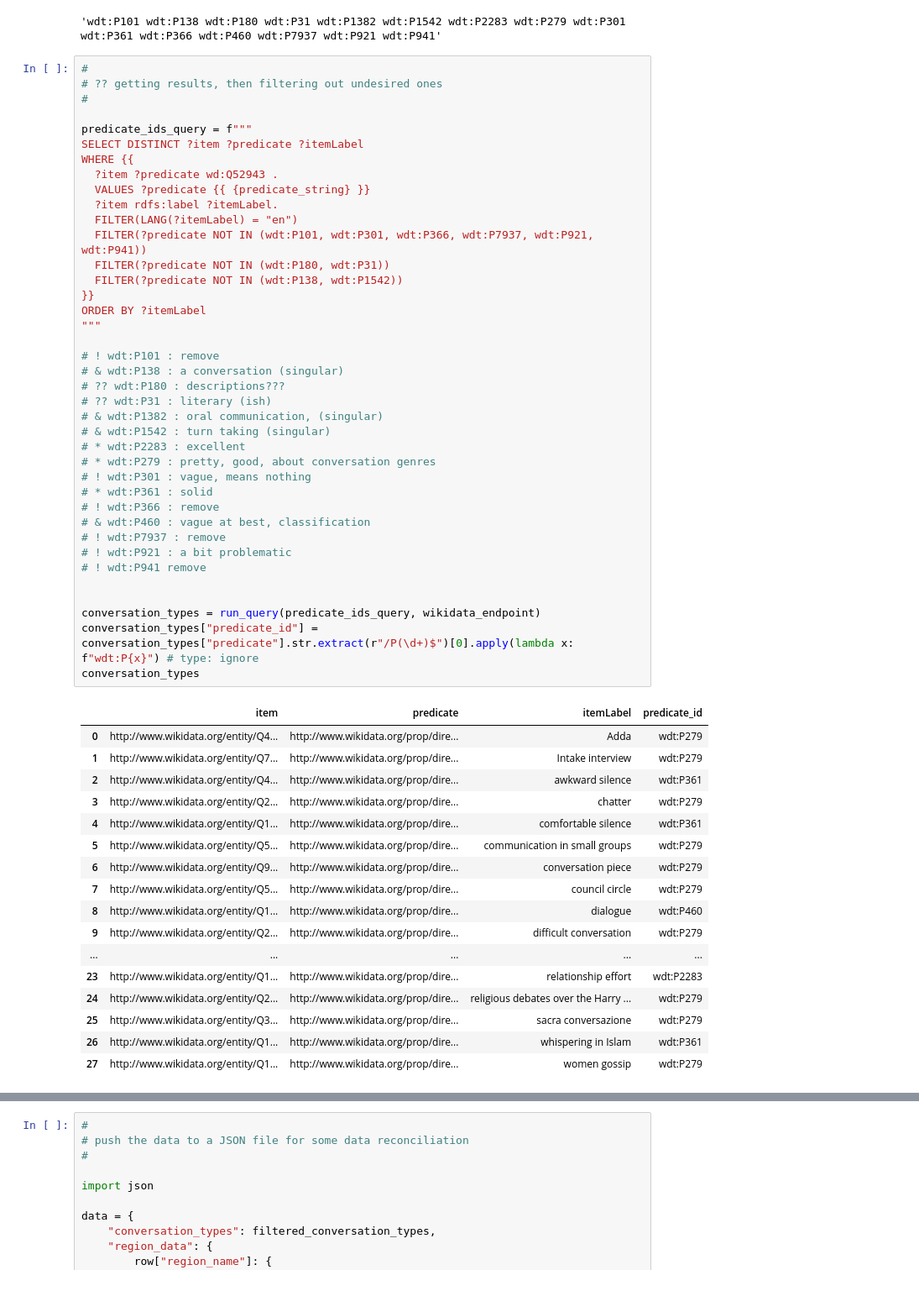
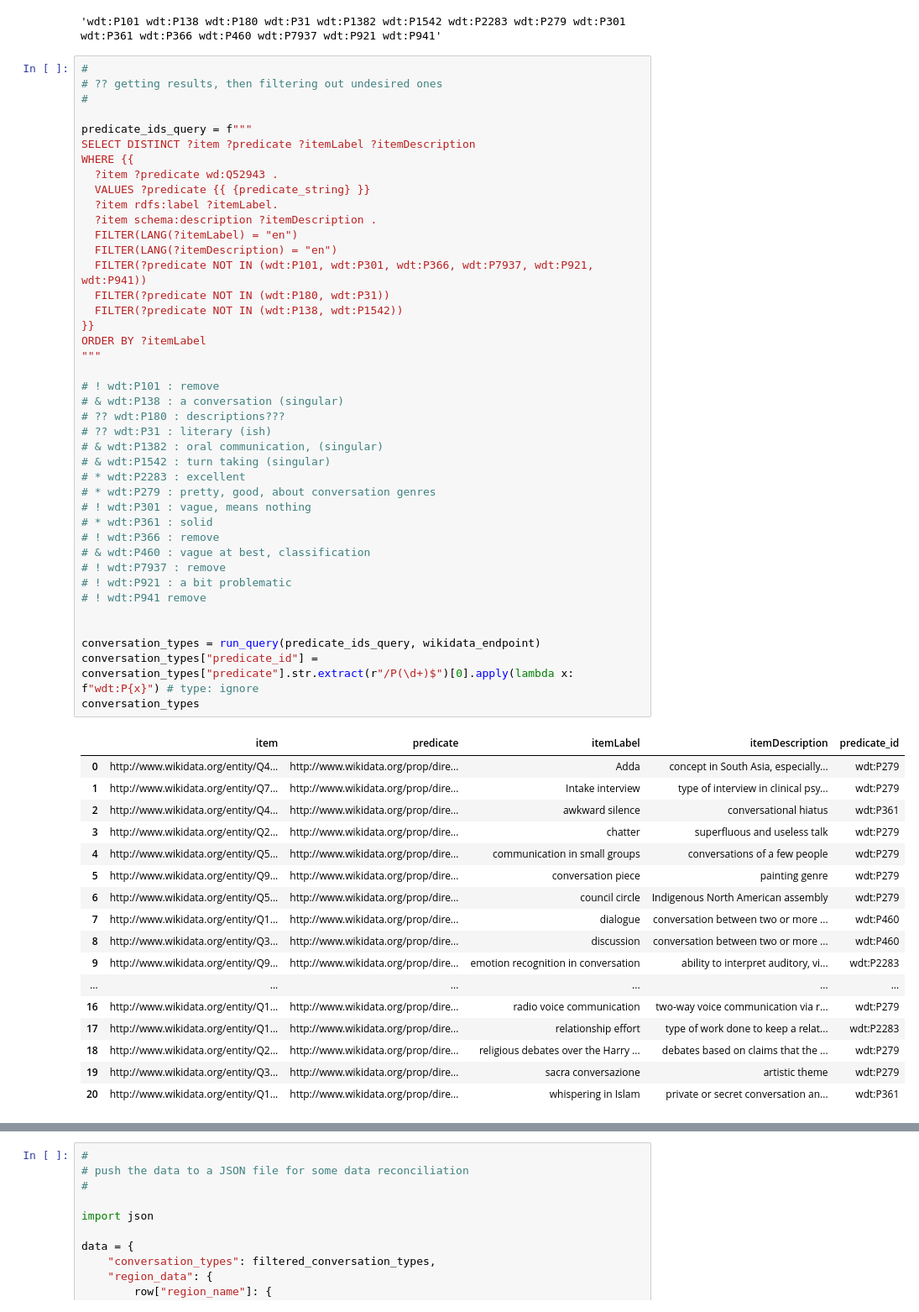
Before and after one commit to nichothenacho64/Generation-Tutti, a Jupyter notebook: notebooks/eda_sparql.ipynb, the cells around one changed output, grey strips where cells are left out. Shown at 84% size. Saved outputs shown, nothing was run; the diff lists cells and outputs as text.

```diff
--- a/notebooks/eda_sparql.ipynb
+++ b/notebooks/eda_sparql.ipynb
@@ -355,57 +355,59 @@ predicate_string
 #
 
 predicate_ids_query = f"""
-SELECT DISTINCT ?item ?predicate ?itemLabel
+SELECT DISTINCT ?item ?predicate ?itemLabel ?itemDescription
 WHERE {{
   ?item ?predicate wd:Q52943 .
   VALUES ?predicate {{ {predicate_string} }}
   ?item rdfs:label ?itemLabel.
+  ?item schema:description ?itemDescription .
   FILTER(LANG(?itemLabel) = "en")
+  FILTER(LANG(?itemDescription) = "en")
   FILTER(?predicate NOT IN (wdt:P101, wdt:P301, wdt:P366, wdt:P7937, wdt:P921, wdt:P941))
   FILTER(?predicate NOT IN (wdt:P180, wdt:P31))
   FILTER(?predicate NOT IN (wdt:P138, wdt:P1542))
 }}
 ORDER BY ?itemLabel
 """
 
 # ! wdt:P101 : remove
 # & wdt:P138 : a conversation (singular)
 # ?? wdt:P180 : descriptions???
 # ?? wdt:P31 : literary (ish)
 # & wdt:P1382 : oral communication, (singular)
 # & wdt:P1542 : turn taking (singular)
 # * wdt:P2283 : excellent
 # * wdt:P279 : pretty, good, about conversation genres
 # ! wdt:P301 : vague, means nothing
 # * wdt:P361 : solid
 # ! wdt:P366 : remove
 # & wdt:P460 : vague at best, classification
 # ! wdt:P7937 : remove
 # ! wdt:P921 : a bit problematic
 # ! wdt:P941 remove
 
 
 conversation_types = run_query(predicate_ids_query, wikidata_endpoint)
 conversation_types["predicate_id"] = conversation_types["predicate"].str.extract(r"/P(\d+)$")[0].apply(lambda x: f"wdt:P{x}") # type: ignore
 conversation_types
 # %% [output]
-|  | item | predicate | itemLabel | predicate_id |
-| 0 | http://www.wikidata.org/entity/Q4... | http://www.wikidata.org/prop/dire... | Adda | wdt:P279 |
-| 1 | http://www.wikidata.org/entity/Q7... | http://www.wikidata.org/prop/dire... | Intake interview | wdt:P279 |
-| 2 | http://www.wikidata.org/entity/Q4... | http://www.wikidata.org/prop/dire... | awkward silence | wdt:P361 |
-| 3 | http://www.wikidata.org/entity/Q2... | http://www.wikidata.org/prop/dire... | chatter | wdt:P279 |
-| 4 | http://www.wikidata.org/entity/Q1... | http://www.wikidata.org/prop/dire... | comfortable silence | wdt:P361 |
-| 5 | http://www.wikidata.org/entity/Q5... | http://www.wikidata.org/prop/dire... | communication in small groups | wdt:P279 |
-| 6 | http://www.wikidata.org/entity/Q9... | http://www.wikidata.org/prop/dire... | conversation piece | wdt:P279 |
-| 7 | http://www.wikidata.org/entity/Q5... | http://www.wikidata.org/prop/dire... | council circle | wdt:P279 |
-| 8 | http://www.wikidata.org/entity/Q1... | http://www.wikidata.org/prop/dire... | dialogue | wdt:P460 |
-| 9 | http://www.wikidata.org/entity/Q2... | http://www.wikidata.org/prop/dire... | difficult conversation | wdt:P279 |
-| ... | ... | ... | ... | ... |
-| 23 | http://www.wikidata.org/entity/Q1... | http://www.wikidata.org/prop/dire... | relationship effort | wdt:P2283 |
-| 24 | http://www.wikidata.org/entity/Q2... | http://www.wikidata.org/prop/dire... | religious debates over the Harry ... | wdt:P279 |
-| 25 | http://www.wikidata.org/entity/Q3... | http://www.wikidata.org/prop/dire... | sacra conversazione | wdt:P279 |
-| 26 | http://www.wikidata.org/entity/Q1... | http://www.wikidata.org/prop/dire... | whispering in Islam | wdt:P361 |
-| 27 | http://www.wikidata.org/entity/Q1... | http://www.wikidata.org/prop/dire... | women gossip | wdt:P279 |
+|  | item | predicate | itemLabel | itemDescription | predicate_id |
+| 0 | http://www.wikidata.org/entity/Q4... | http://www.wikidata.org/prop/dire... | Adda | concept in South Asia, especially... | wdt:P279 |
+| 1 | http://www.wikidata.org/entity/Q7... | http://www.wikidata.org/prop/dire... | Intake interview | type of interview in clinical psy... | wdt:P279 |
+| 2 | http://www.wikidata.org/entity/Q4... | http://www.wikidata.org/prop/dire... | awkward silence | conversational hiatus | wdt:P361 |
+| 3 | http://www.wikidata.org/entity/Q2... | http://www.wikidata.org/prop/dire... | chatter | superfluous and useless talk | wdt:P279 |
+| 4 | http://www.wikidata.org/entity/Q5... | http://www.wikidata.org/prop/dire... | communication in small groups | conversations of a few people | wdt:P279 |
+| 5 | http://www.wikidata.org/entity/Q9... | http://www.wikidata.org/prop/dire... | conversation piece | painting genre | wdt:P279 |
+| 6 | http://www.wikidata.org/entity/Q5... | http://www.wikidata.org/prop/dire... | council circle | Indigenous North American assembly | wdt:P279 |
+| 7 | http://www.wikidata.org/entity/Q1... | http://www.wikidata.org/prop/dire... | dialogue | conversation between two or more ... | wdt:P460 |
+| 8 | http://www.wikidata.org/entity/Q3... | http://www.wikidata.org/prop/dire... | discussion | conversation between two or more ... | wdt:P460 |
+| 9 | http://www.wikidata.org/entity/Q9... | http://www.wikidata.org/prop/dire... | emotion recognition in conversation | ability to interpret auditory, vi... | wdt:P2283 |
+| ... | ... | ... | ... | ... | ... |
+| 16 | http://www.wikidata.org/entity/Q1... | http://www.wikidata.org/prop/dire... | radio voice communication | two-way voice communication via r... | wdt:P279 |
+| 17 | http://www.wikidata.org/entity/Q1... | http://www.wikidata.org/prop/dire... | relationship effort | type of work done to keep a relat... | wdt:P2283 |
+| 18 | http://www.wikidata.org/entity/Q2... | http://www.wikidata.org/prop/dire... | religious debates over the Harry ... | debates based on claims that the ... | wdt:P279 |
+| 19 | http://www.wikidata.org/entity/Q3... | http://www.wikidata.org/prop/dire... | sacra conversazione | artistic theme | wdt:P279 |
+| 20 | http://www.wikidata.org/entity/Q1... | http://www.wikidata.org/prop/dire... | whispering in Islam | private or secret conversation an... | wdt:P361 |
 # %%
 filtered_conversation_types = sorted(map(str.title, conversation_types["itemLabel"].dropna()))  # type: ignore
 unwanted_conversation_types = frozenset((
```
Also changed, not shown: parts of 2 cells of this notebook, 5 other files.
